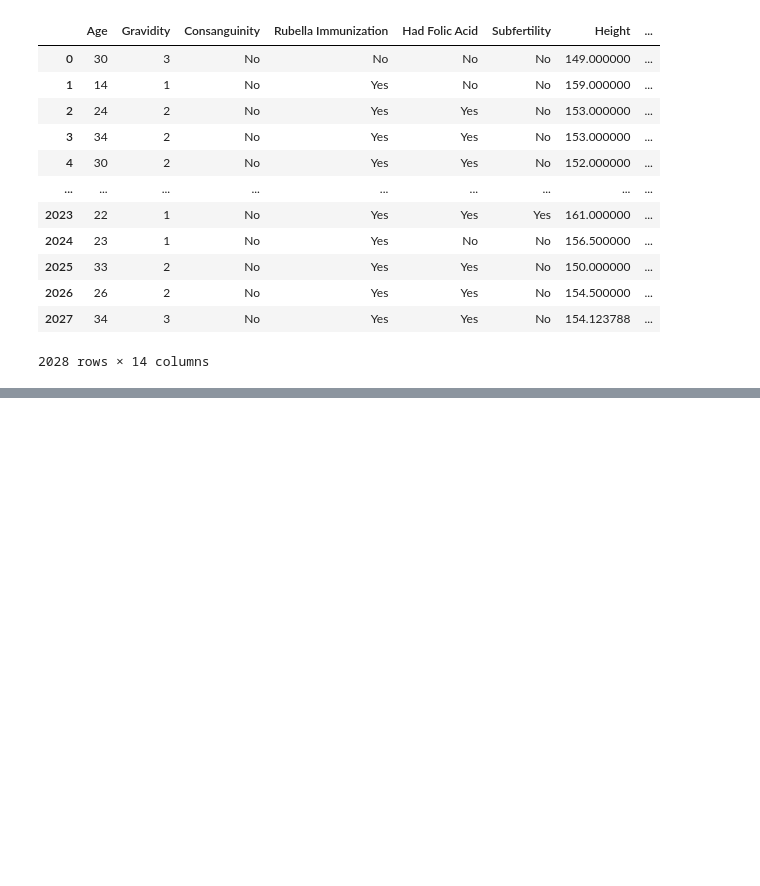
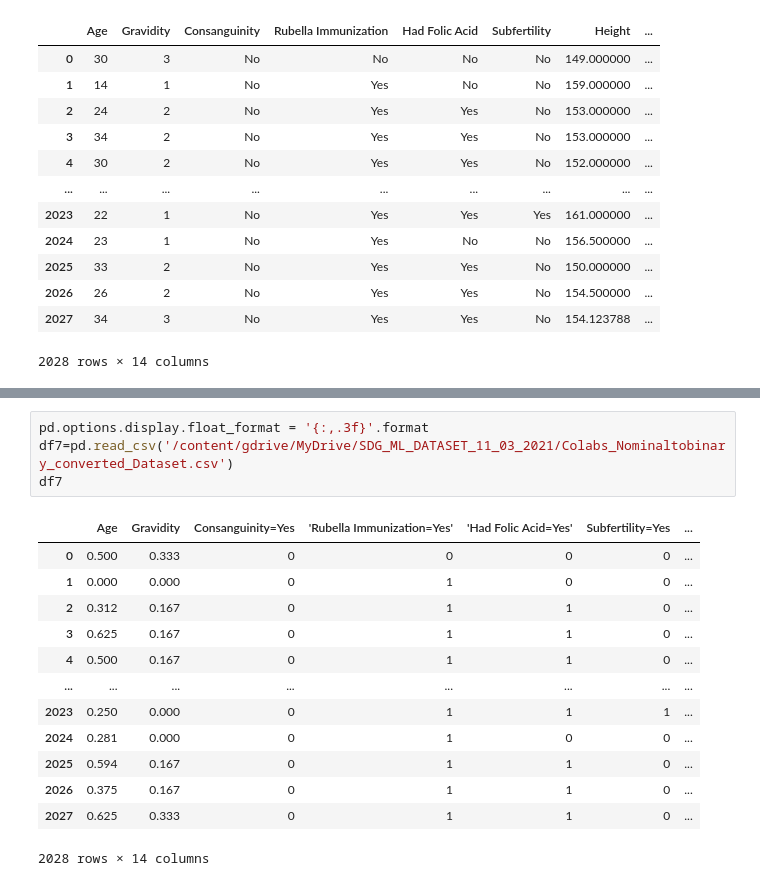
Before and after one commit to UmeshikaThathsarani/PregRed, a Jupyter notebook: Pregred_Somaskaran.ipynb, the cells around one changed output, grey strips where cells are left out. Drawn from its saved outputs; the diff is of its cells as text; blank space fills up the shorter version.

```diff
--- a/Pregred_Somaskaran.ipynb
+++ b/Pregred_Somaskaran.ipynb
@@ -359 +359,19 @@ df6
 2028 rows × 14 columns
+# %%
+pd.options.display.float_format = '{:,.3f}'.format
+df7=pd.read_csv('/content/gdrive/MyDrive/SDG_ML_DATASET_11_03_2021/Colabs_Nominaltobinary_converted_Dataset.csv')
+df7
+# %% [output]
+|  | Age | Gravidity | Consanguinity=Yes | 'Rubella Immunization=Yes' | 'Had Folic Acid=Yes' | Subfertility=Yes | ... |
+| 0 | 0.500 | 0.333 | 0 | 0 | 0 | 0 | ... |
+| 1 | 0.000 | 0.000 | 0 | 1 | 0 | 0 | ... |
+| 2 | 0.312 | 0.167 | 0 | 1 | 1 | 0 | ... |
+| 3 | 0.625 | 0.167 | 0 | 1 | 1 | 0 | ... |
+| 4 | 0.500 | 0.167 | 0 | 1 | 1 | 0 | ... |
+| ... | ... | ... | ... | ... | ... | ... | ... |
+| 2023 | 0.250 | 0.000 | 0 | 1 | 1 | 1 | ... |
+| 2024 | 0.281 | 0.000 | 0 | 1 | 0 | 0 | ... |
+| 2025 | 0.594 | 0.167 | 0 | 1 | 1 | 0 | ... |
+| 2026 | 0.375 | 0.167 | 0 | 1 | 1 | 0 | ... |
+| 2027 | 0.625 | 0.333 | 0 | 1 | 1 | 0 | ... |
+2028 rows × 14 columns
```
Also changed, not shown: parts of 6 cells of this notebook.
